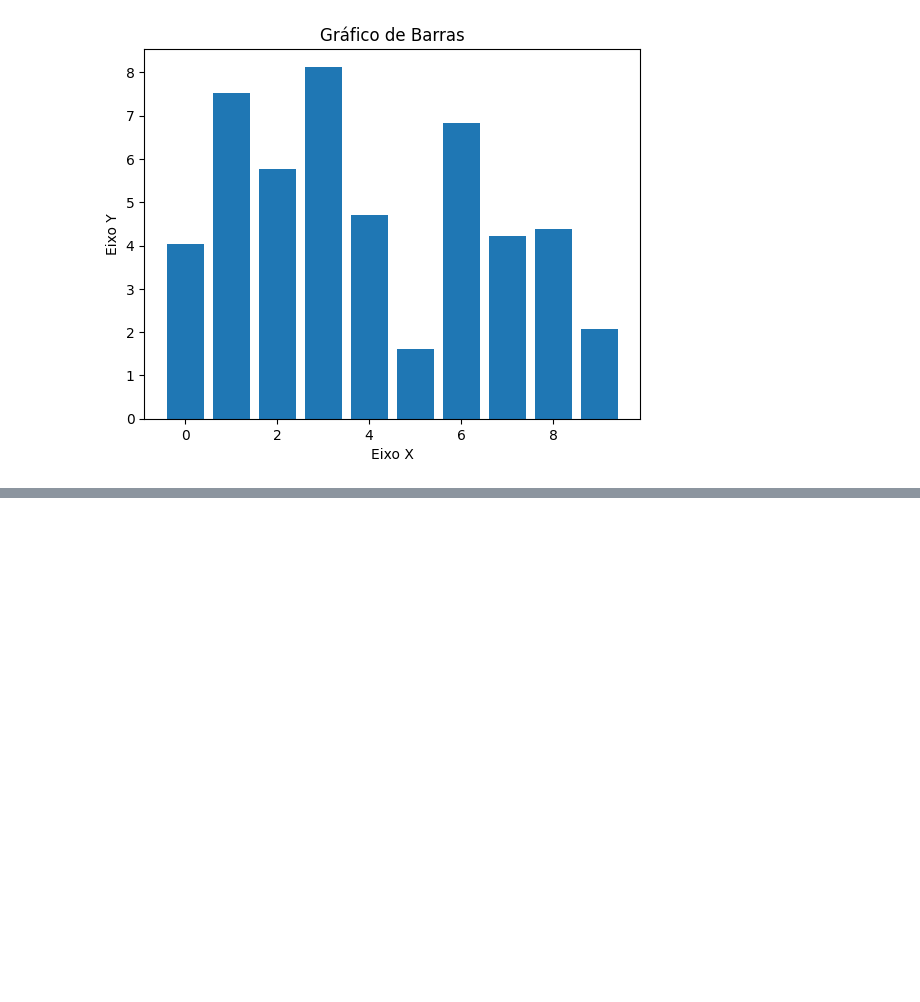
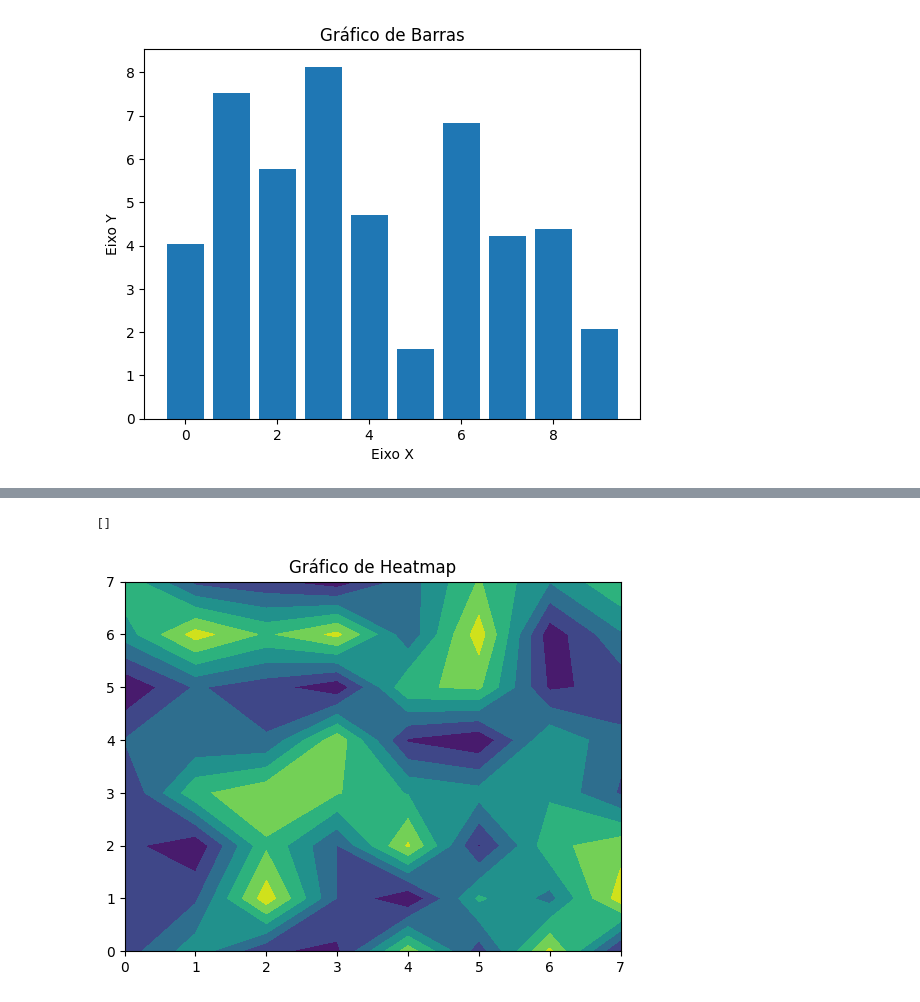
Before and after one commit to danielbaesso/matplotlib_study_notebook, a Jupyter notebook: matplotlib_study_notebook.ipynb, the cells around one changed output, grey strips where cells are left out. Saved outputs shown, nothing was run; the diff lists cells and outputs as text; code cells hidden in the pictures; blank space fills up the shorter version.

```diff
--- a/matplotlib_study_notebook.ipynb
+++ b/matplotlib_study_notebook.ipynb
@@ -254,0 +257,14 @@ ax.plot()
+# %%
+z = np.random.uniform(0, 1, (8,8))
+
+fig, ax = plt.subplots()
+ax.contourf(z)
+
+ax.set_title("Gráfico de Heatmap")
+# ax.set_xlabel("Eixo X")
+# ax.set_ylabel("Eixo Y")
+
+ax.plot()
+# %% [output]
+[]
+[figure, added]
```
Also changed, not shown: parts of 17 cells of this notebook.
